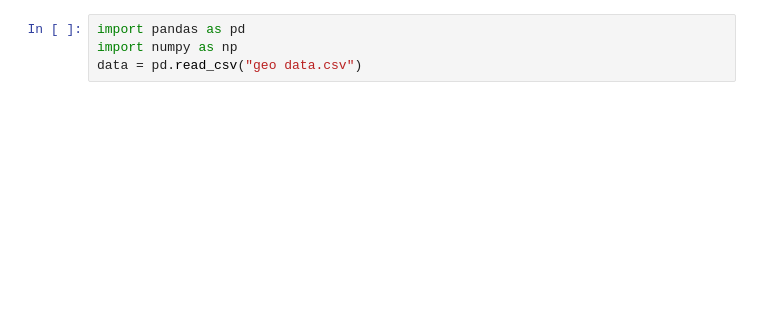
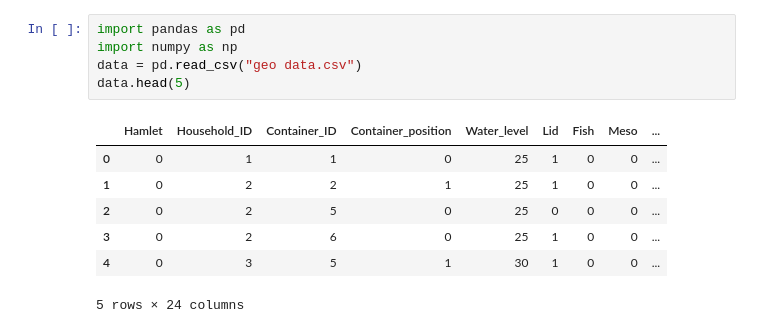
Before and after one commit to Annipha/project, a Jupyter notebook: code/Geography visualization.ipynb, the cells around one changed output. Saved outputs shown, nothing was run; the diff lists cells and outputs as text; blank space fills up the shorter version.

```diff
--- a/code/Geography visualization.ipynb
+++ b/code/Geography visualization.ipynb
@@ -1,4 +1,13 @@
 # %%
 import pandas as pd
 import numpy as np
 data = pd.read_csv("geo data.csv")
+data.head(5)
+# %% [output]
+|  | Hamlet | Household_ID | Container_ID | Container_position | Water_level | Lid | Fish | Meso | ... |
+| 0 | 0 | 1 | 1 | 0 | 25 | 1 | 0 | 0 | ... |
+| 1 | 0 | 2 | 2 | 1 | 25 | 1 | 0 | 0 | ... |
+| 2 | 0 | 2 | 5 | 0 | 25 | 0 | 0 | 0 | ... |
+| 3 | 0 | 2 | 6 | 0 | 25 | 1 | 0 | 0 | ... |
+| 4 | 0 | 3 | 5 | 1 | 30 | 1 | 0 | 0 | ... |
+5 rows × 24 columns
```
Also changed, not shown: parts of 8 cells of this notebook, 4 other files.
